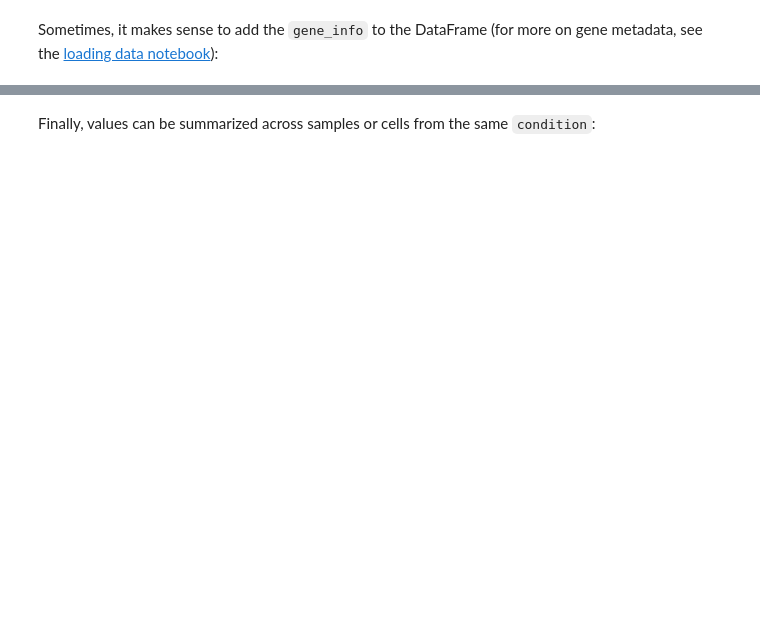
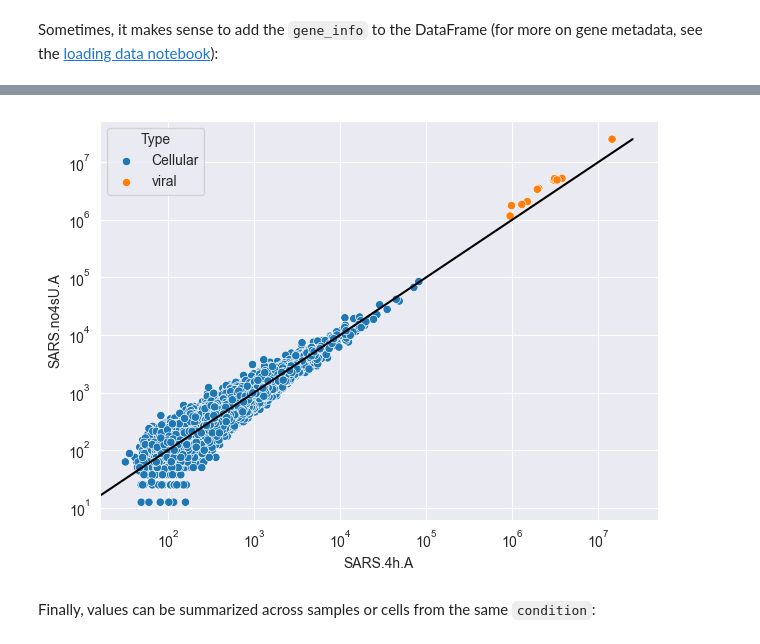
Before and after one commit to maus2310/GrandPy, a Jupyter notebook: docs/notebooks/notebook_04_working_with_data_matrices_and_analysis_results.ipynb, the cells around one changed output, grey strips where cells are left out. Cells and saved outputs as stored; diff of their text form; code cells hidden in the pictures; blank space fills up the shorter version.

```diff
--- a/docs/notebooks/notebook_04_working_with_data_matrices_and_analysis_results.ipynb
+++ b/docs/notebooks/notebook_04_working_with_data_matrices_and_analysis_results.ipynb
@@ -57,6 +79,6 @@ sars.analyses
 # %% [markdown]
 After loading data there are no analyses, but such data is added e.g. by performing modeling of progressive labeling time courses or analyzing gene expression (see the notebooks [kinetic modeling](../notebook_02_kinetic_modeling) and [differential expression](../notebook_01_differential_expression) for more on these)
 # %%
-# sars = sars.fit_kinetics(steady_state = {"Mock": True, "SARS": False})
-# sars = sars.compute_lfc(contrasts = sars.get_contrasts(contrast = ["duration.4sU.original", "no4sU"], group = "Condition", no4su = True))
+sars = sars.fit_kinetics(steady_state = {"Mock": True, "SARS": False})
+sars = sars.compute_lfc(contrasts = sars.get_contrasts(contrast = ["duration.4sU.original", "no4sU"], group = "Condition", no4su = True))
 sars.analyses
@@ -123,35 +233,32 @@ df.head()
 # %%
 import matplotlib.pyplot as plt
 import seaborn as sns
 import numpy as np
 
 sns.scatterplot(
     data=df,
     x='SARS.4h.A',
     y='SARS.no4sU.A',
     hue='Type'
 )
 
 plt.xscale('log')
 plt.yscale('log')
 
 lims = [
     np.min([df['SARS.4h.A'].min(), df['SARS.no4sU.A'].min()]),
     np.max([df['SARS.4h.A'].max(), df['SARS.no4sU.A'].max()]),
 ]
 plt.plot(lims, lims, 'k-')
-plt.xlim(lims)
-plt.ylim(lims)
+
 plt.xlabel('SARS.4h.A')
 plt.ylabel('SARS.no4sU.A')
-plt.title('Log-Log Scatter Plot')
 plt.legend(title='Type')
+
 plt.tight_layout()
 plt.show()
-
-highlight = sars.get_classified_genes("viral")
-# gp.plot_scatter(sars, x = "SARS.4h.A",y = "SARS.no4sU.A",log = True, remove_outlier=False, diagonal=True, color="blue", highlight=highlight)
-# gp.plot_scatter(sars, x="SARS.4h.A", y="SARS.no4sU.A", remove_outlier=False, log_x=True, log_y=True, diagonal=True)
+# %% [output]
+[figure, added]
 # %% [markdown]
 Finally, values can be summarized across samples or cells from the same `condition`:
 # %%
```
Also changed, not shown: parts of 51 cells of this notebook.
